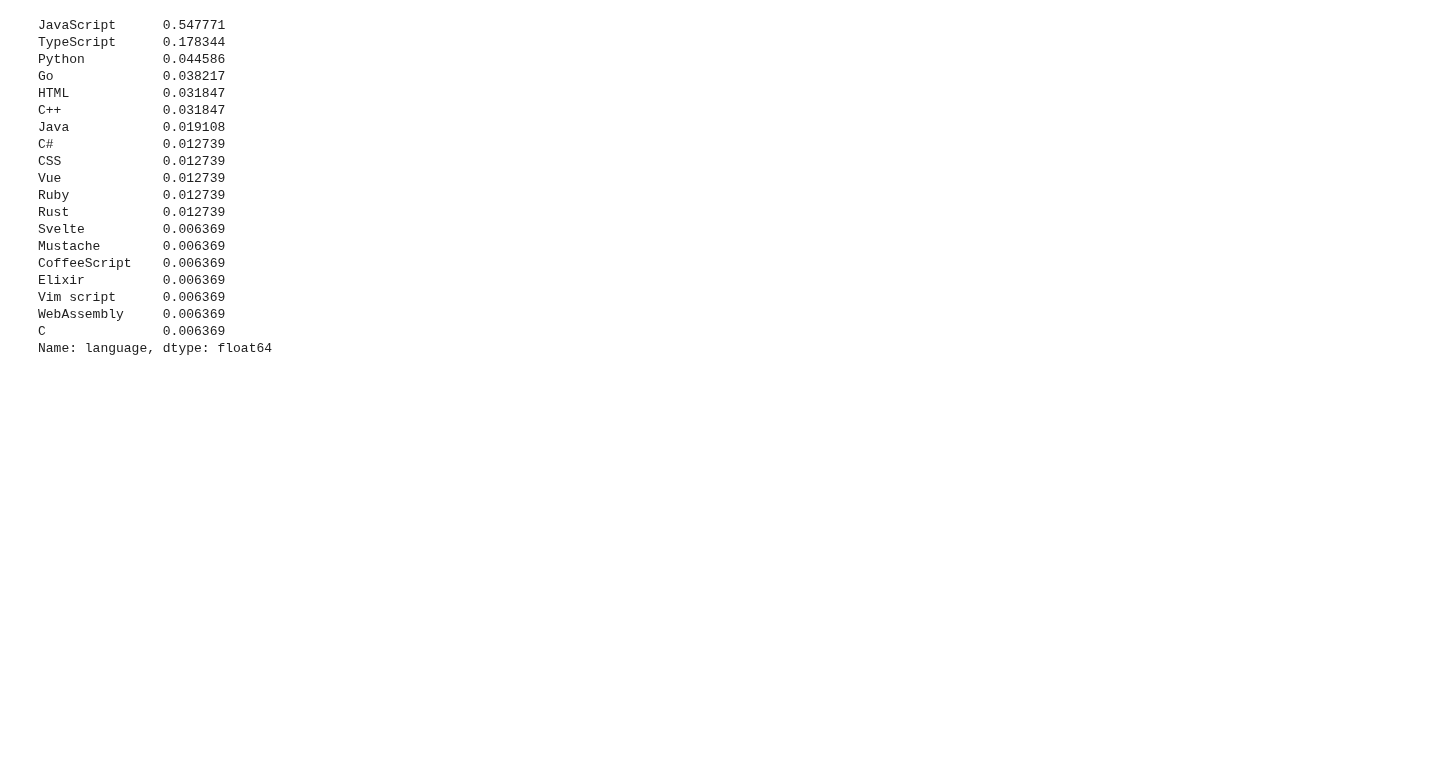
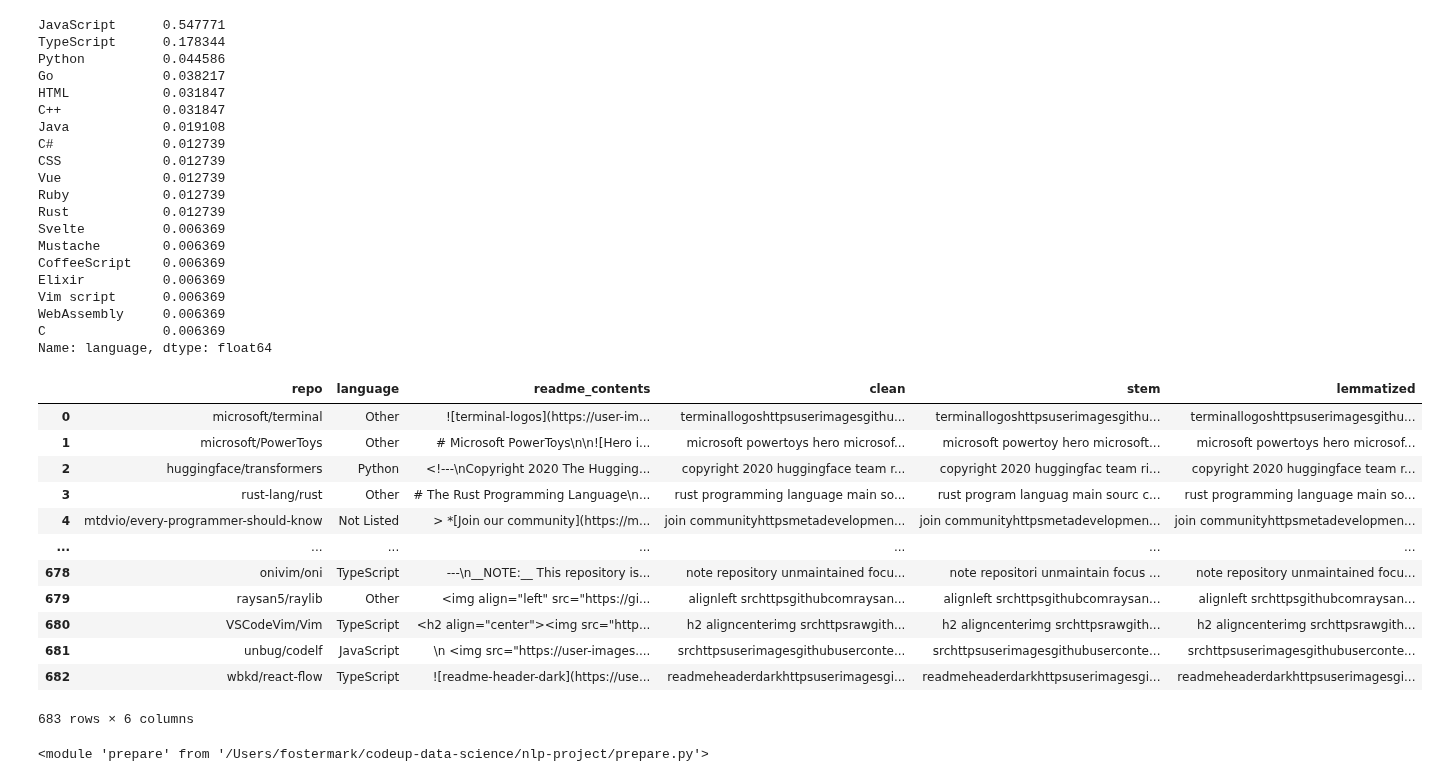
Before and after one commit to L-G-B-Team/nlp-project, a Jupyter notebook: mark_workbook.ipynb, the cells around one changed output. Cells and saved outputs as stored; diff of their text form; code cells hidden in the pictures; blank space fills up the shorter version.

```diff
--- a/mark_workbook.ipynb
+++ b/mark_workbook.ipynb
@@ -215,3 +222,19 @@ Vim script      0.006369
 WebAssembly     0.006369
 C               0.006369
 Name: language, dtype: float64
+# %%
+df
+# %% [output]
+|  | repo | language | readme_contents | clean | stem | lemmatized |
+| 0 | microsoft/terminal | Other | ![terminal-logos](https://user-im... | terminallogoshttpsuserimagesgithu... | terminallogoshttpsuserimagesgithu... | terminallogoshttpsuserimagesgithu... |
+| 1 | microsoft/PowerToys | Other | # Microsoft PowerToys\n\n![Hero i... | microsoft powertoys hero microsof... | microsoft powertoy hero microsoft... | microsoft powertoys hero microsof... |
+| 2 | huggingface/transformers | Python | <!---\nCopyright 2020 The Hugging... | copyright 2020 huggingface team r... | copyright 2020 huggingfac team ri... | copyright 2020 huggingface team r... |
+| 3 | rust-lang/rust | Other | # The Rust Programming Language\n... | rust programming language main so... | rust program languag main sourc c... | rust programming language main so... |
+| 4 | mtdvio/every-programmer-should-know | Not Listed | > *[Join our community](https://m... | join communityhttpsmetadevelopmen... | join communityhttpsmetadevelopmen... | join communityhttpsmetadevelopmen... |
+| ... | ... | ... | ... | ... | ... | ... |
+| 678 | onivim/oni | TypeScript | ---\n__NOTE:__ This repository is... | note repository unmaintained focu... | note repositori unmaintain focus ... | note repository unmaintained focu... |
+| 679 | raysan5/raylib | Other | <img align="left" src="https://gi... | alignleft srchttpsgithubcomraysan... | alignleft srchttpsgithubcomraysan... | alignleft srchttpsgithubcomraysan... |
+| 680 | VSCodeVim/Vim | TypeScript | <h2 align="center"><img src="http... | h2 aligncenterimg srchttpsrawgith... | h2 aligncenterimg srchttpsrawgith... | h2 aligncenterimg srchttpsrawgith... |
+| 681 | unbug/codelf | JavaScript | \n <img src="https://user-images.... | srchttpsuserimagesgithubuserconte... | srchttpsuserimagesgithubuserconte... | srchttpsuserimagesgithubuserconte... |
+| 682 | wbkd/react-flow | TypeScript | ![readme-header-dark](https://use... | readmeheaderdarkhttpsuserimagesgi... | readmeheaderdarkhttpsuserimagesgi... | readmeheaderdarkhttpsuserimagesgi... |
+683 rows × 6 columns
@@ -217,0 +243,4 @@ Name: language, dtype: float64
+# %%
+reload(p)
+# %% [output]
+<module 'prepare' from '/Users/fostermark/codeup-data-science/nlp-project/prepare.py'>
```
Also changed, not shown: parts of 20 cells of this notebook.
